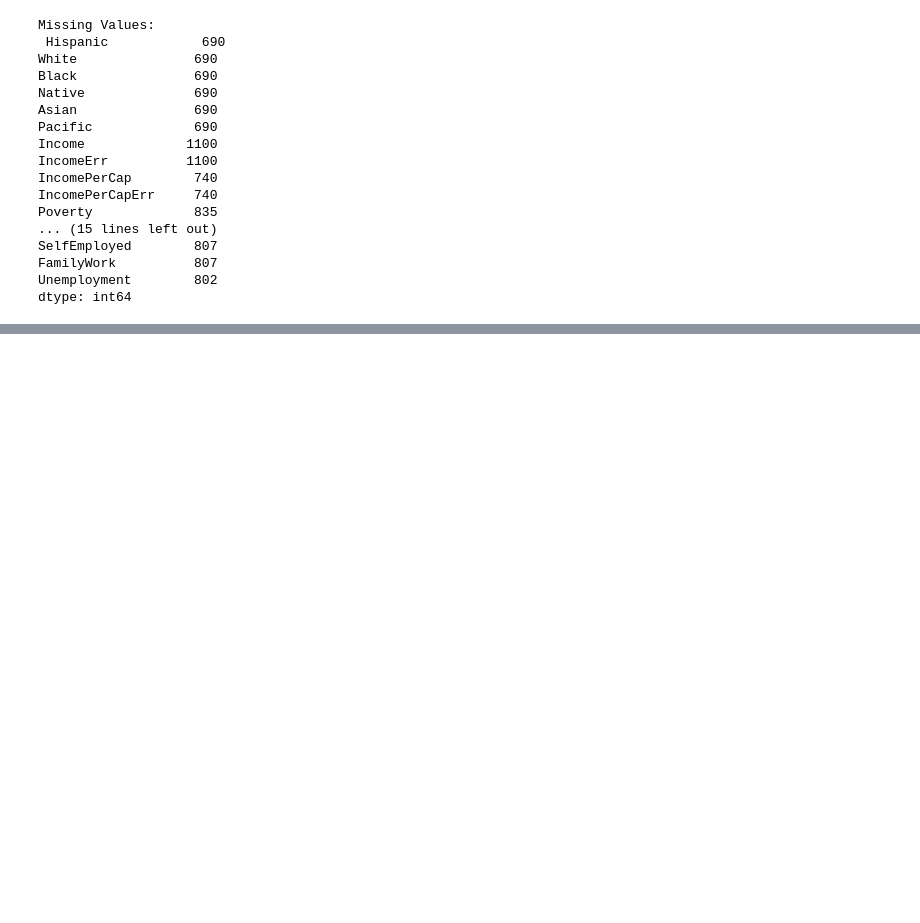
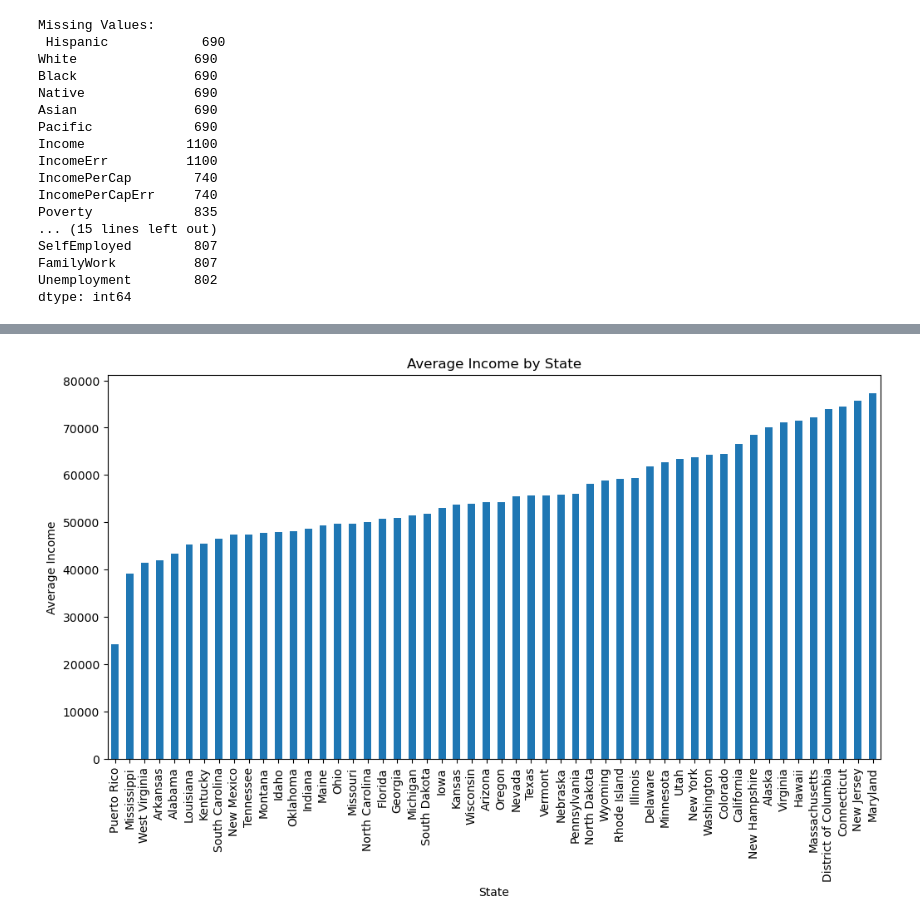
Before and after one commit to MiltonGreat/US-Census-Data, a Jupyter notebook: Cleaning US Census Data.ipynb, the cells around one changed output, grey strips where cells are left out. Saved outputs shown, nothing was run; the diff lists cells and outputs as text; code cells hidden in the pictures; blank space fills up the shorter version.

```diff
--- a/Cleaning US Census Data.ipynb
+++ b/Cleaning US Census Data.ipynb
@@ -311,0 +218,13 @@ plt.show()
+# %%
+# Group by state and calculate the average income
+avg_income_by_state = df.groupby('State')['Income'].mean().sort_values()
+
+# Plot a bar chart of average income by state
+plt.figure(figsize=(12, 6))
+avg_income_by_state.plot(kind='bar')
+plt.title('Average Income by State')
+plt.ylabel('Average Income')
+plt.xticks(rotation=90)
+plt.show()
+# %% [output]
+[figure, added]
```
Also changed, not shown: parts of 24 cells of this notebook.
